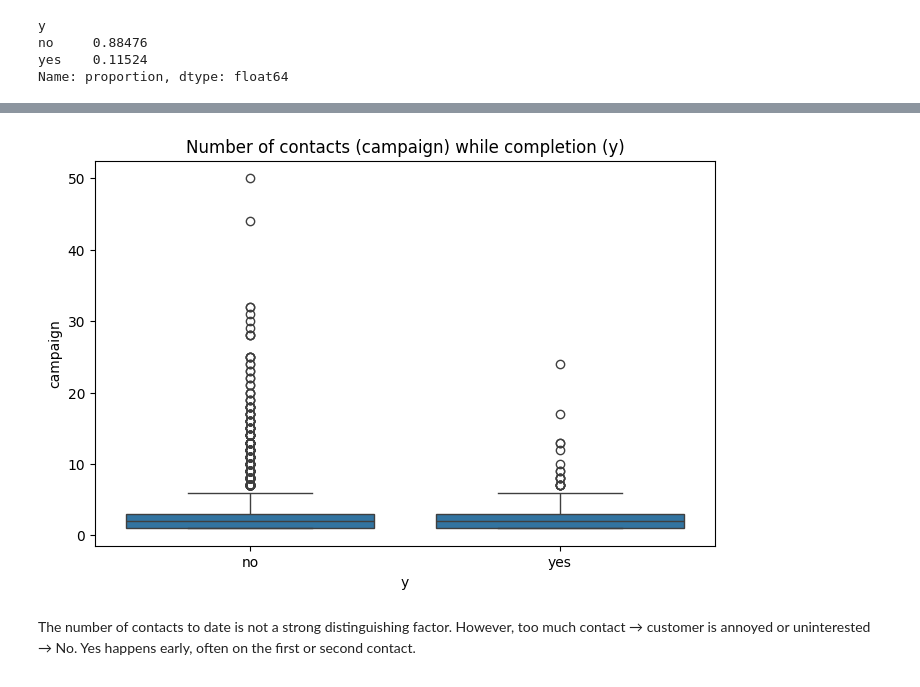
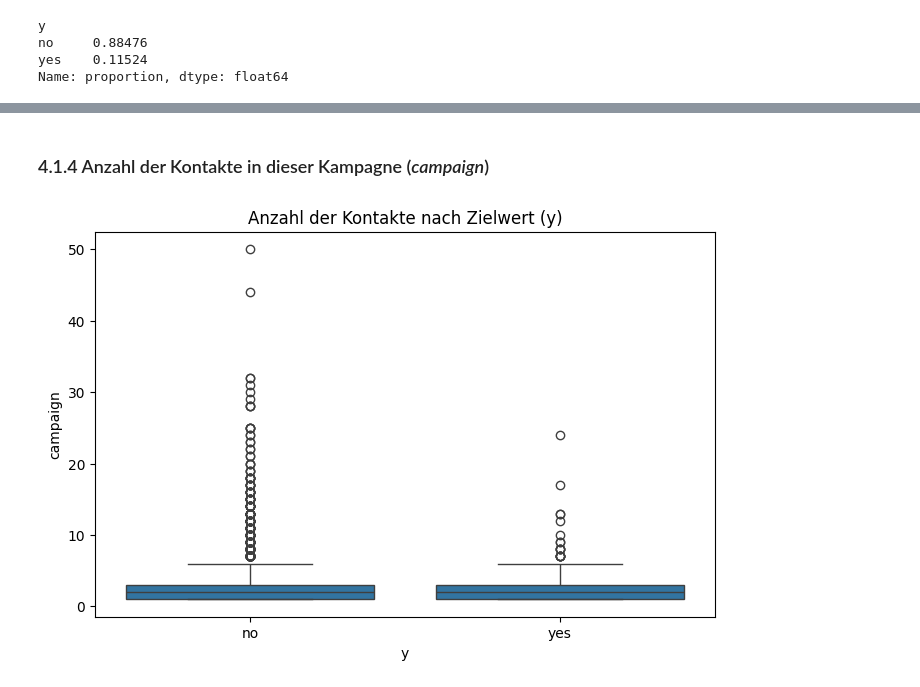
Before and after one commit to liviacy/bank-marketing-assignment, a Jupyter notebook: bank_marketing_eda.ipynb, the cells around one changed output, grey strips where cells are left out. Saved outputs shown, nothing was run; the diff lists cells and outputs as text; code cells hidden in the pictures.

```diff
--- a/bank_marketing_eda.ipynb
+++ b/bank_marketing_eda.ipynb
@@ -170,10 +244,9 @@ With No, the variation is very high → very heterogeneous customer group. Yes-c
+# %% [markdown]
+### 4.1.4 Anzahl der Kontakte in dieser Kampagne (*campaign*)
 # %%
 plt.figure(figsize=(8,5))
 sns.boxplot(data=df, x="y", y="campaign")
-plt.title("Number of contacts (campaign) while completion (y)")
+plt.title("Anzahl der Kontakte nach Zielwert (y)")
 plt.show()
 # %% [output]
-[figure, old version]
+[figure, new version]
-# %% [markdown]
-The number of contacts to date is not a strong distinguishing factor. However, too much contact → customer is annoyed or uninterested → No.
-Yes happens early, often on the first or second contact.
```
Also changed, not shown: parts of 81 cells of this notebook.
